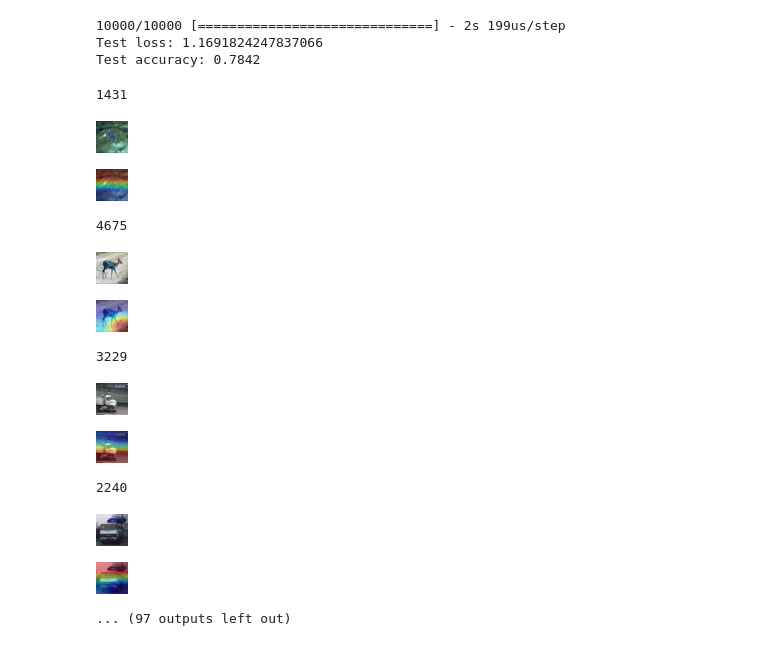
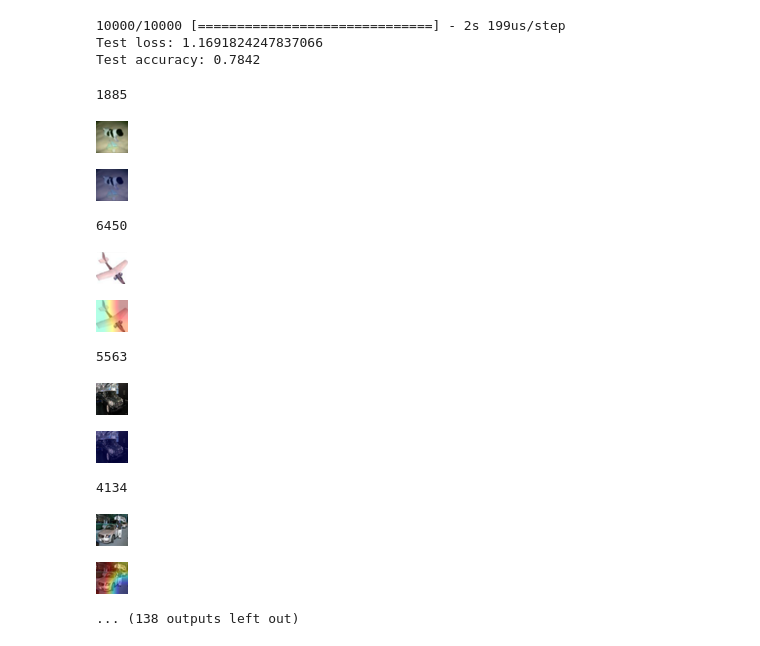
Before and after one commit to gopal2812/mlblr, a Jupyter notebook: assignment5.ipynb, the cells around one changed output. Saved outputs shown, nothing was run; the diff lists cells and outputs as text; code cells hidden in the pictures.

```diff
--- a/assignment5.ipynb
+++ b/assignment5.ipynb
@@ -209,44 +209,48 @@ def show_image(val):
         last_conv_layer = model.get_layer("stage3_unit2_conv1")
         grads = K.gradients(class_output, last_conv_layer.output)[0]
         pooled_grads = K.mean(grads, axis=(0, 1, 2))
         iterate = K.function([model.input], [pooled_grads, last_conv_layer.output[0]])
 
         pooled_grads_value, conv_layer_output_value = iterate([data])
         for i in range(256):
           conv_layer_output_value[:, :, i] *= pooled_grads_value[i]
 
         heatmap = np.mean(conv_layer_output_value, axis=-1)
         heatmap = np.maximum(heatmap, 0)
         heatmap /= np.max(heatmap)
         image =x_test_orig[index]
         heatmap = cv2.resize(heatmap, (image.shape[1], image.shape[0]))
         heatmap = np.uint8(255 * heatmap)
         heatmap = cv2.applyColorMap(heatmap, cv2.COLORMAP_JET)
         #print(image.shape, heatmap.shape)
         superimposed_img = cv2.addWeighted(image, 0.6, heatmap, 0.4, 0)
         #plt.figure(figsize=(32,32))
         #plt.subplot(10, 10, mistake+1)
         #plt.axis('off')
         #plt.imshow( image)
         #plt.imshow(superimposed_img)
         cv2_imshow(image)
         cv2_imshow(superimposed_img)
         cv2.waitKey(0)
         mistake += 1
+        if (mistake == 50):
+          return
+
+
   print(right,mistake)
 
-show_image(100)
+show_image(300)
 # %% [output]
-1431
+1885
-[figure, old version]
+[figure, new version]
-[figure, old version]
+[figure, new version]
-4675
+6450
-[figure, old version]
+[figure, new version]
-[figure, old version]
+[figure, new version]
-3229
+5563
-[figure, old version]
+[figure, new version]
-[figure, old version]
+[figure, new version]
-2240
+4134
-[figure, old version]
+[figure, new version]
-[figure, old version]
+[figure, new version]
-... (97 outputs left out)
+... (138 outputs left out)
```
